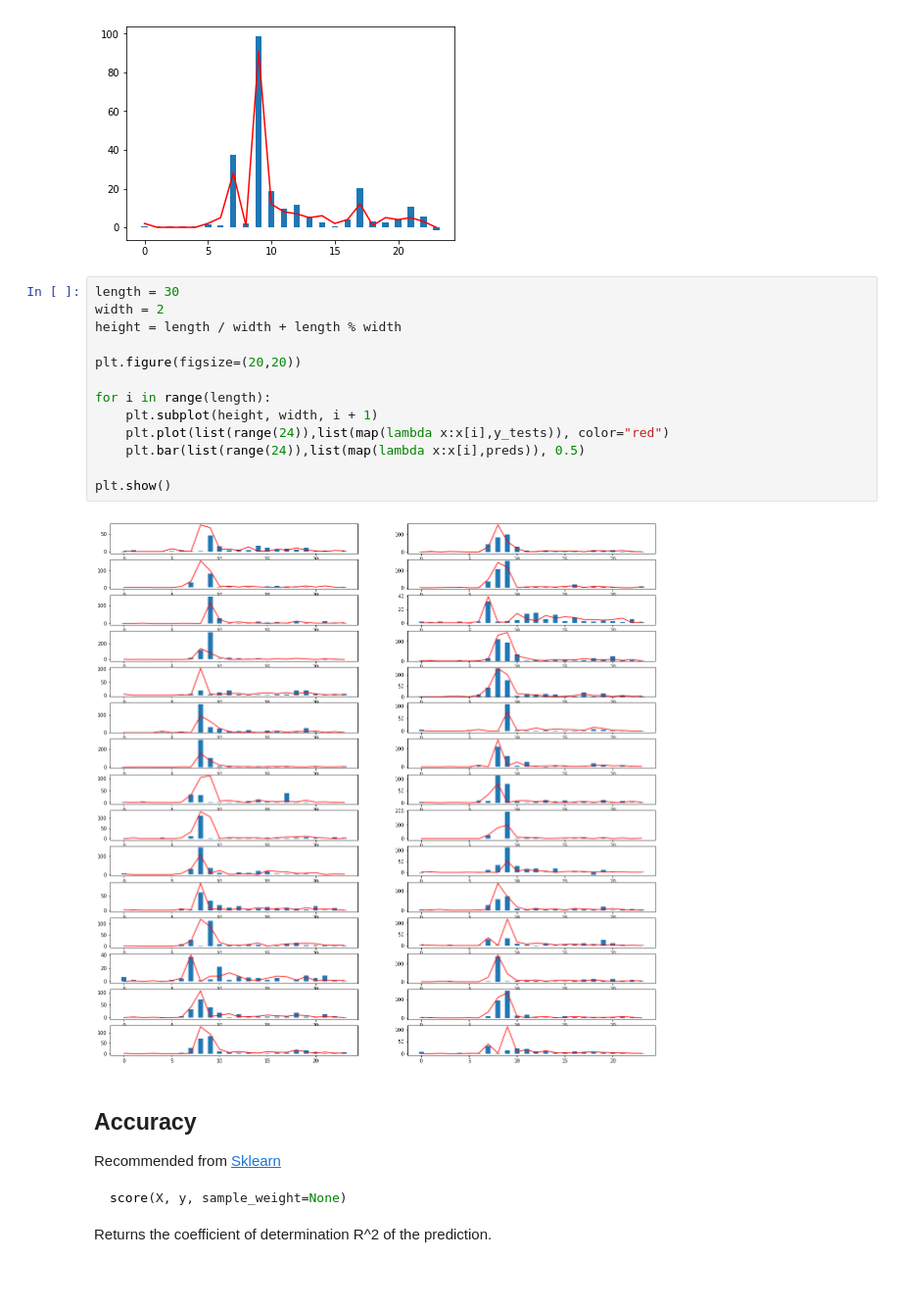
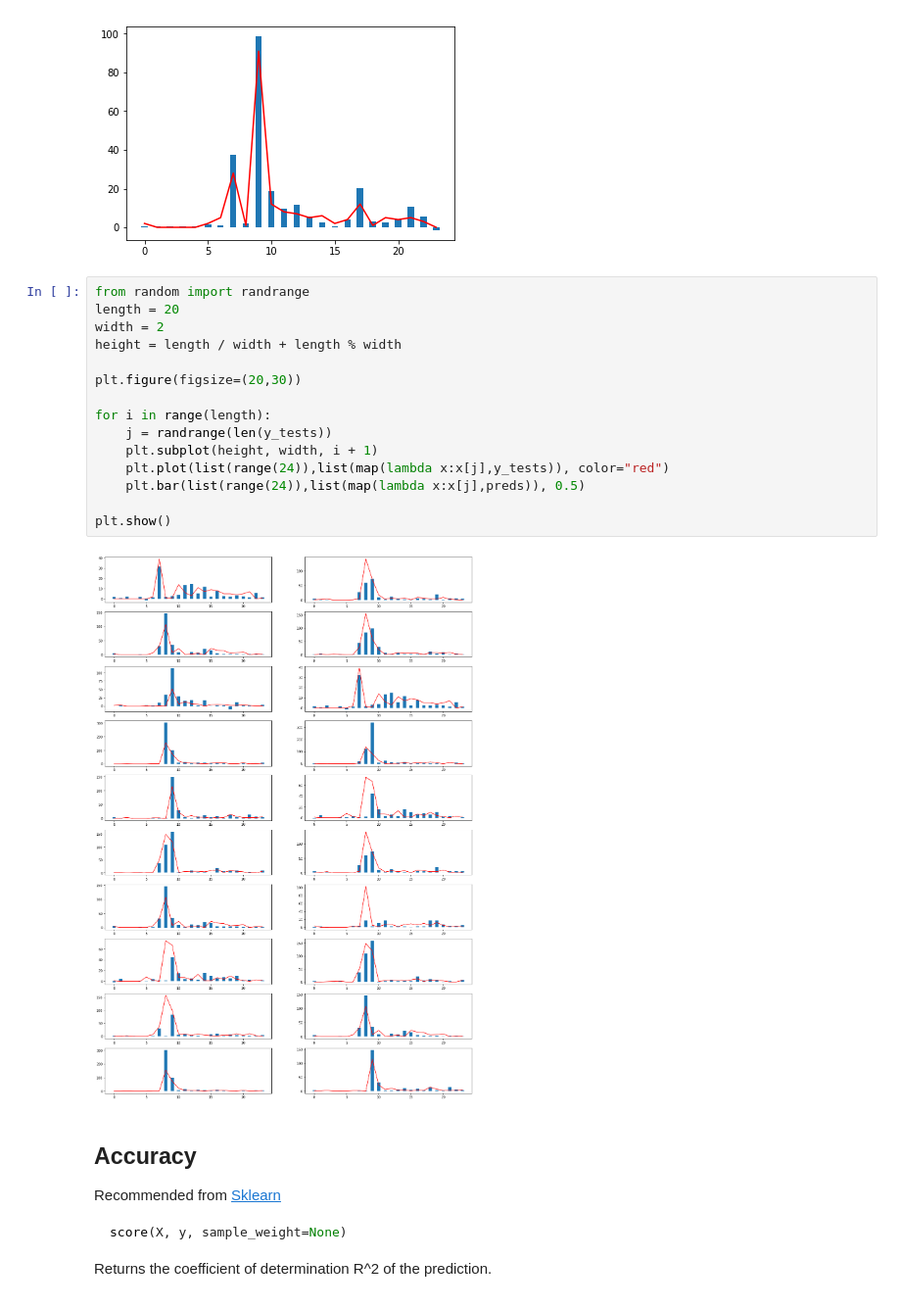
Before and after one commit to dataBikeHsUlm/MapReduce, a Jupyter notebook: Data_Profiling_Hourly/MLPRegressor.ipynb, the cells around one changed output. Shown at 98% size. Saved outputs shown, nothing was run; the diff lists cells and outputs as text.

```diff
--- a/Data_Profiling_Hourly/MLPRegressor.ipynb
+++ b/Data_Profiling_Hourly/MLPRegressor.ipynb
@@ -201,20 +201,22 @@ plt.bar(list(range(24)),list(map(lambda x:x[0],preds)), 0.5)
 <BarContainer object of 24 artists>
 [figure]
 # %%
-length = 30
+from random import randrange
+length = 20
 width = 2
 height = length / width + length % width
 
-plt.figure(figsize=(20,20))
+plt.figure(figsize=(20,30))
 
 for i in range(length):
+    j = randrange(len(y_tests))
     plt.subplot(height, width, i + 1)
-    plt.plot(list(range(24)),list(map(lambda x:x[i],y_tests)), color="red")
-    plt.bar(list(range(24)),list(map(lambda x:x[i],preds)), 0.5)
+    plt.plot(list(range(24)),list(map(lambda x:x[j],y_tests)), color="red")
+    plt.bar(list(range(24)),list(map(lambda x:x[j],preds)), 0.5)
 
 plt.show()
 # %% [output]
-[figure, old version]
+[figure, new version]
 # %% [markdown]
 ## Accuracy
 Recommended from [Sklearn](https://scikit-learn.org/stable/modules/generated/sklearn.neural_network.MLPRegressor.html#sklearn.neural_network.MLPRegressor)<br>
```
